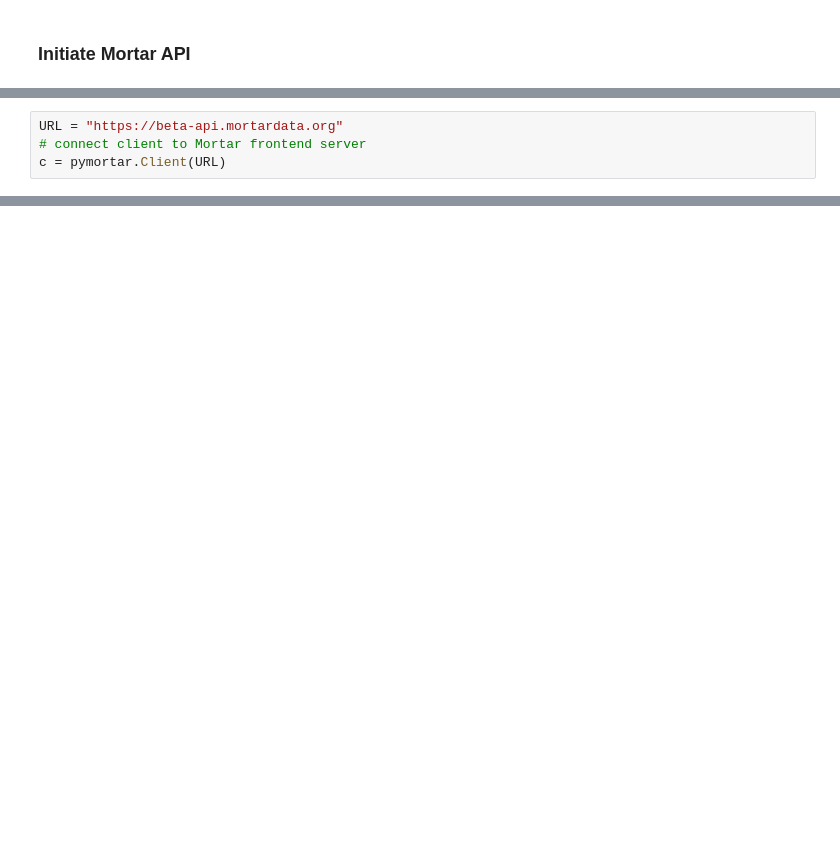
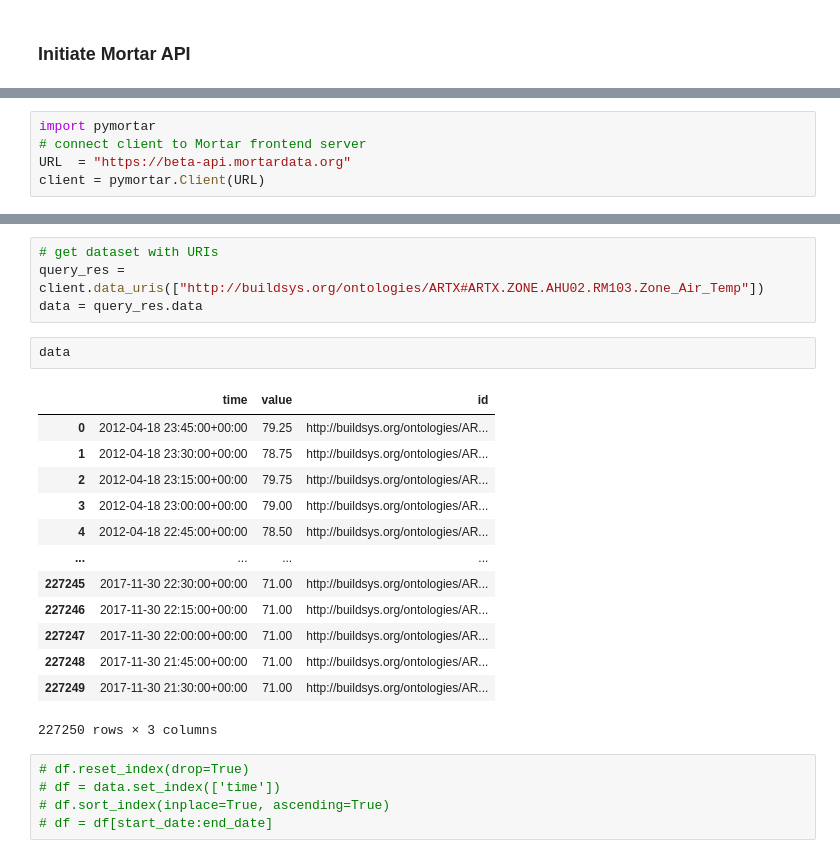
Before and after one commit to ruijis/mortardata_comfort_evaluation, a Jupyter notebook: demo.ipynb, the cells around one changed output, grey strips where cells are left out. Saved outputs shown, nothing was run; the diff lists cells and outputs as text; blank space fills up the shorter version.

Commit message:
streamline mortar API with package developed

```diff
--- a/demo.ipynb
+++ b/demo.ipynb
@@ -13,5 +21,6 @@ import pandas as pd
 # %%
-URL = "https://beta-api.mortardata.org"
+import pymortar
 # connect client to Mortar frontend server
-c = pymortar.Client(URL)
+URL  = "https://beta-api.mortardata.org"
+client = pymortar.Client(URL)
 # %% [markdown]
@@ -118,0 +128,25 @@ res.data
+# %%
+# get dataset with URIs
+query_res = client.data_uris(["http://buildsys.org/ontologies/ARTX#ARTX.ZONE.AHU02.RM103.Zone_Air_Temp"])
+data = query_res.data
+# %%
+data
+# %% [output]
+|  | time | value | id |
+| 0 | 2012-04-18 23:45:00+00:00 | 79.25 | http://buildsys.org/ontologies/AR... |
+| 1 | 2012-04-18 23:30:00+00:00 | 78.75 | http://buildsys.org/ontologies/AR... |
+| 2 | 2012-04-18 23:15:00+00:00 | 79.75 | http://buildsys.org/ontologies/AR... |
+| 3 | 2012-04-18 23:00:00+00:00 | 79.00 | http://buildsys.org/ontologies/AR... |
+| 4 | 2012-04-18 22:45:00+00:00 | 78.50 | http://buildsys.org/ontologies/AR... |
+| ... | ... | ... | ... |
+| 227245 | 2017-11-30 22:30:00+00:00 | 71.00 | http://buildsys.org/ontologies/AR... |
+| 227246 | 2017-11-30 22:15:00+00:00 | 71.00 | http://buildsys.org/ontologies/AR... |
+| 227247 | 2017-11-30 22:00:00+00:00 | 71.00 | http://buildsys.org/ontologies/AR... |
+| 227248 | 2017-11-30 21:45:00+00:00 | 71.00 | http://buildsys.org/ontologies/AR... |
+| 227249 | 2017-11-30 21:30:00+00:00 | 71.00 | http://buildsys.org/ontologies/AR... |
+227250 rows × 3 columns
+# %%
+# df.reset_index(drop=True)
+# df = data.set_index(['time'])
+# df.sort_index(inplace=True, ascending=True)
+# df = df[start_date:end_date]
```
Also changed, not shown: parts of 31 cells of this notebook, 8 other files.
